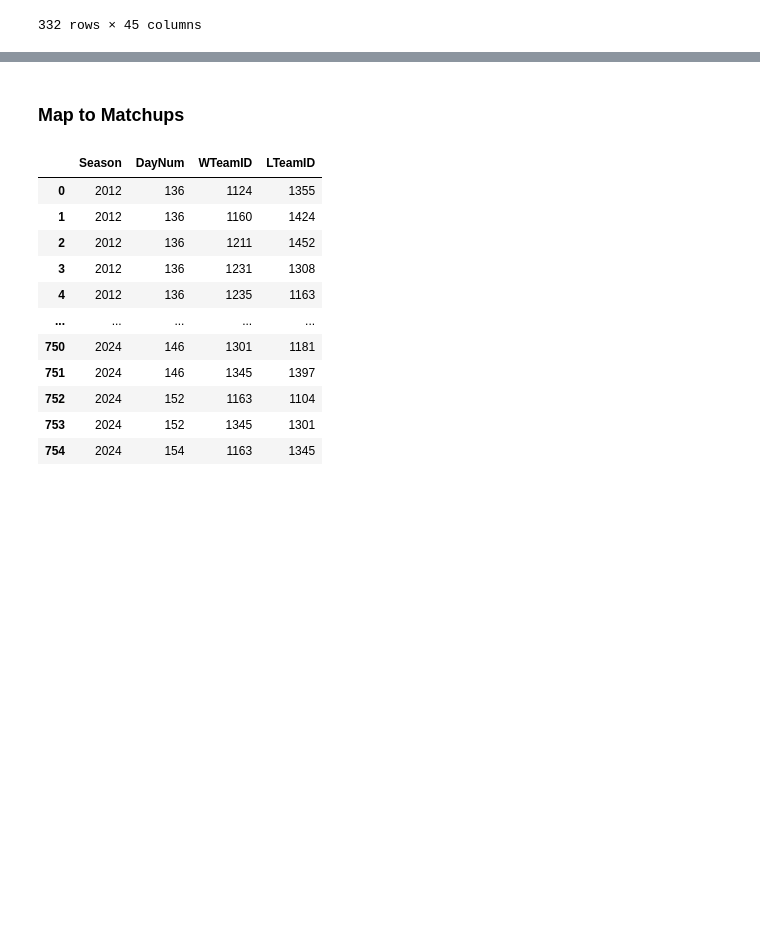
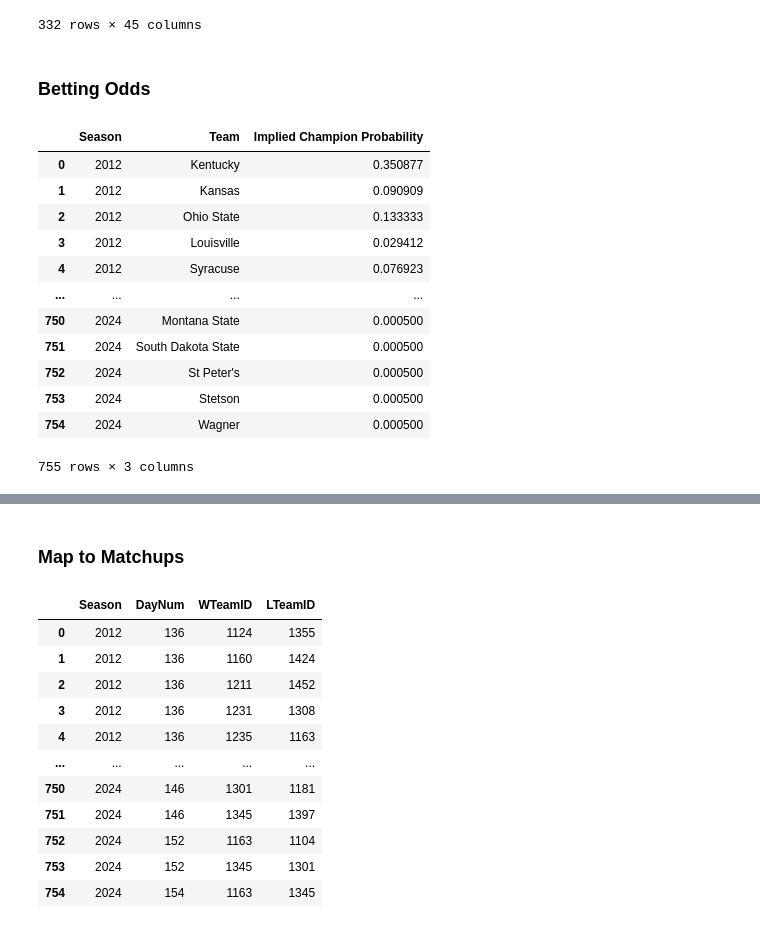
Before and after one commit to shughes1000/march-madness-2025, a Jupyter notebook: model_building/mens_compile_features.ipynb, the cells around one changed output, grey strips where cells are left out. Cells and saved outputs as stored; diff of their text form; code cells hidden in the pictures; blank space fills up the shorter version.

```diff
--- a/model_building/mens_compile_features.ipynb
+++ b/model_building/mens_compile_features.ipynb
@@ -645,3 +645,23 @@ df.loc[df['OS Rating'].isna(), :]
 | 4592 | 2024 | 1479 | Mercyhurst | -1.0 | -1.0 | NaN | NaN | NaN | ... |
 | 4593 | 2024 | 1480 | West Georgia | -1.0 | -1.0 | NaN | NaN | NaN | ... |
 332 rows × 45 columns
+# %% [markdown]
+### Betting Odds
+# %%
+df_bo = pd.read_parquet('../data/preprocessed/mens_betting/betting.parquet')
+
+df_bo
+# %% [output]
+|  | Season | Team | Implied Champion Probability |
+| 0 | 2012 | Kentucky | 0.350877 |
+| 1 | 2012 | Kansas | 0.090909 |
+| 2 | 2012 | Ohio State | 0.133333 |
+| 3 | 2012 | Louisville | 0.029412 |
+| 4 | 2012 | Syracuse | 0.076923 |
+| ... | ... | ... | ... |
+| 750 | 2024 | Montana State | 0.000500 |
+| 751 | 2024 | South Dakota State | 0.000500 |
+| 752 | 2024 | St Peter's | 0.000500 |
+| 753 | 2024 | Stetson | 0.000500 |
+| 754 | 2024 | Wagner | 0.000500 |
+755 rows × 3 columns
```
Also changed, not shown: parts of 6 cells of this notebook, 2 other files.
